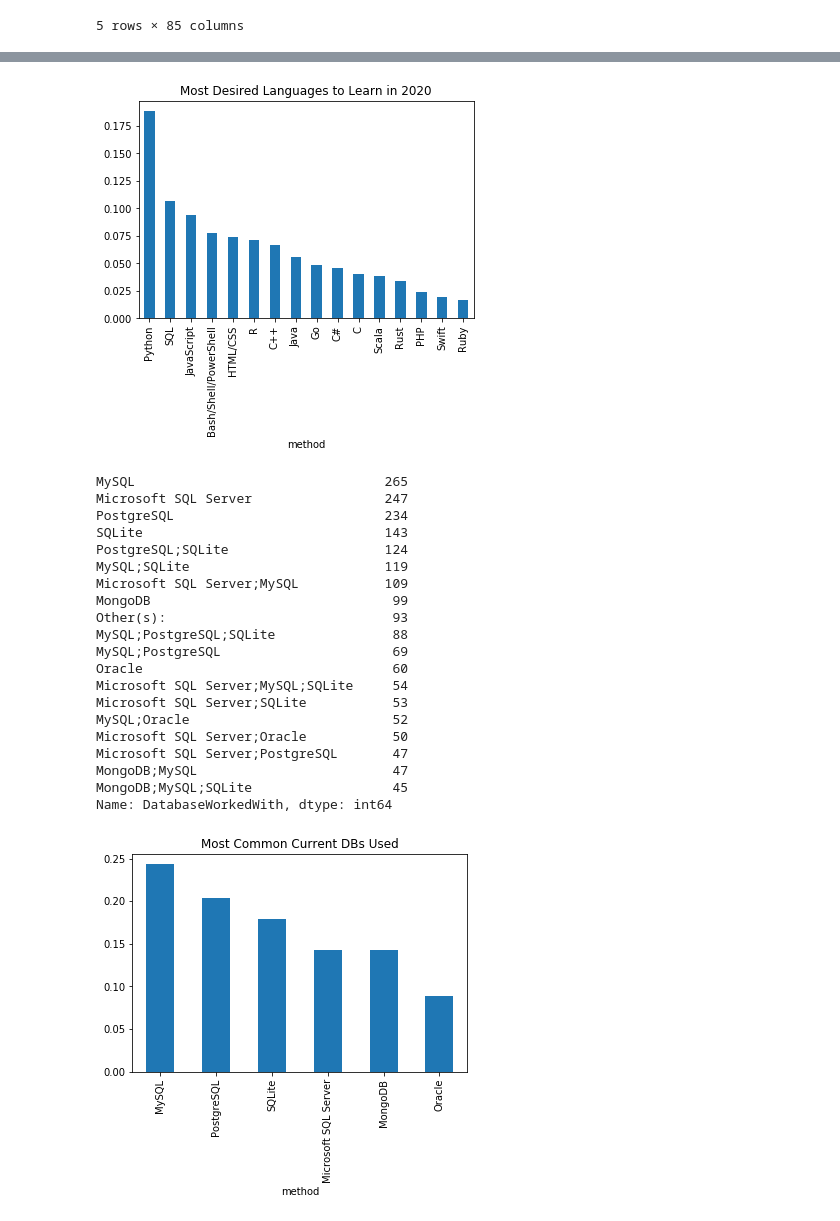
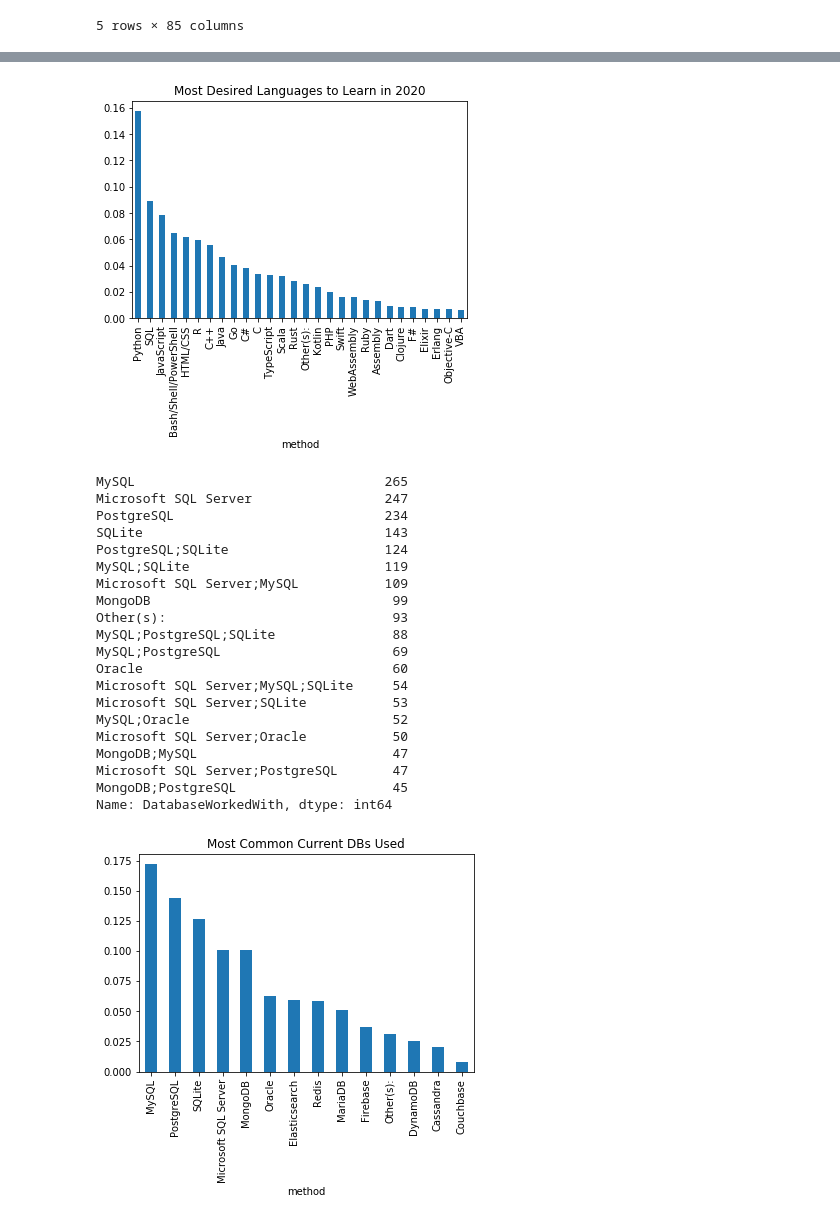
Before and after one commit to lilleboe/stackoverflow_research, a Jupyter notebook: research.ipynb, the cells around one changed output, grey strips where cells are left out. Drawn from its saved outputs; the diff is of its cells as text; code cells hidden in the pictures.

```diff
--- a/research.ipynb
+++ b/research.ipynb
@@ -79,3 +29,0 @@ Remove any rows that have null values for the DevType column as this value is ke
-# %%
-df = df[df['DevType'].notnull()]
-df.shape
@@ -142,0 +72,4 @@ plt.title("Formal Education");
+# %%
+df = df[df.DevType.notnull()]
+df = df[df['DevType'].str.contains('Data scientist or machine learning specialist')]
+df.shape
@@ -224,26 +153 @@ def count_lists(df, col1, col2, look_for, delim=';'):
-# %%
-def clean_and_plot(df, possible_vals, col='LanguageWorkedWith', title='Method of Educating Suggested', plot=True):
-    '''
-    INPUT
-        df - a dataframe holding the CousinEducation column
-        possible_vals - list of possible values to search for
-        title - string the title of your plot
-        axis - axis object
-        plot - bool providing whether or not you want a plot back
-
-    OUTPUT
-        study_df - a dataframe with the count of how many individuals
-        Displays a plot of pretty things related to the CousinEducation column.
-    '''
-    study = df[col].value_counts().reset_index()
-    study.rename(columns={'index': 'method', col: 'count'}, inplace=True)
-    study_df = total_count(study, 'method', 'count', possible_vals)
-
-    study_df.set_index('method', inplace=True)
-    if plot:
-        (study_df/study_df.sum()).plot(kind='bar', legend=None);
-        plt.title(title);
-        plt.show()
-    props_study_df = study_df/study_df.sum()
-    return props_study_df
 # %%
@@ -281,8 +185,9 @@ Go                                                       24
 Name: LanguageDesireNextYear, dtype: int64
 # %%
+lang_vals = count_lists(df, col='LanguageDesireNextYear', delim=';')
 props_df = clean_and_plot(df, lang_vals, col='LanguageDesireNextYear', title='Most Desired Languages to Learn in 2020')
 # %% [output]
-[figure, old version]
+[figure, new version]
 # %%
 #other_ed_vals = df.EduOther.value_counts()#Provide a pandas series of the counts for each CousinEducation status
 
@@ -310,12 +215,12 @@ Microsoft SQL Server;MySQL;SQLite     54
 Microsoft SQL Server;SQLite           53
 MySQL;Oracle                          52
 Microsoft SQL Server;Oracle           50
+MongoDB;MySQL                         47
 Microsoft SQL Server;PostgreSQL       47
-MongoDB;MySQL                         47
-MongoDB;MySQL;SQLite                  45
+MongoDB;PostgreSQL                    45
 Name: DatabaseWorkedWith, dtype: int64
 # %%
-lang_vals = ["MySQL","Microsoft SQL Server","PostgreSQL","SQLite","MongoDB","Oracle", "Other(s)"]
+lang_vals = count_lists(df, col='DatabaseWorkedWith', delim=';')
 props_df = clean_and_plot(df, lang_vals, col='DatabaseWorkedWith', title='Most Common Current DBs Used')
 # %% [output]
-[figure, old version]
+[figure, new version]
```
Also changed, not shown: parts of 51 cells of this notebook, 1 other file.
